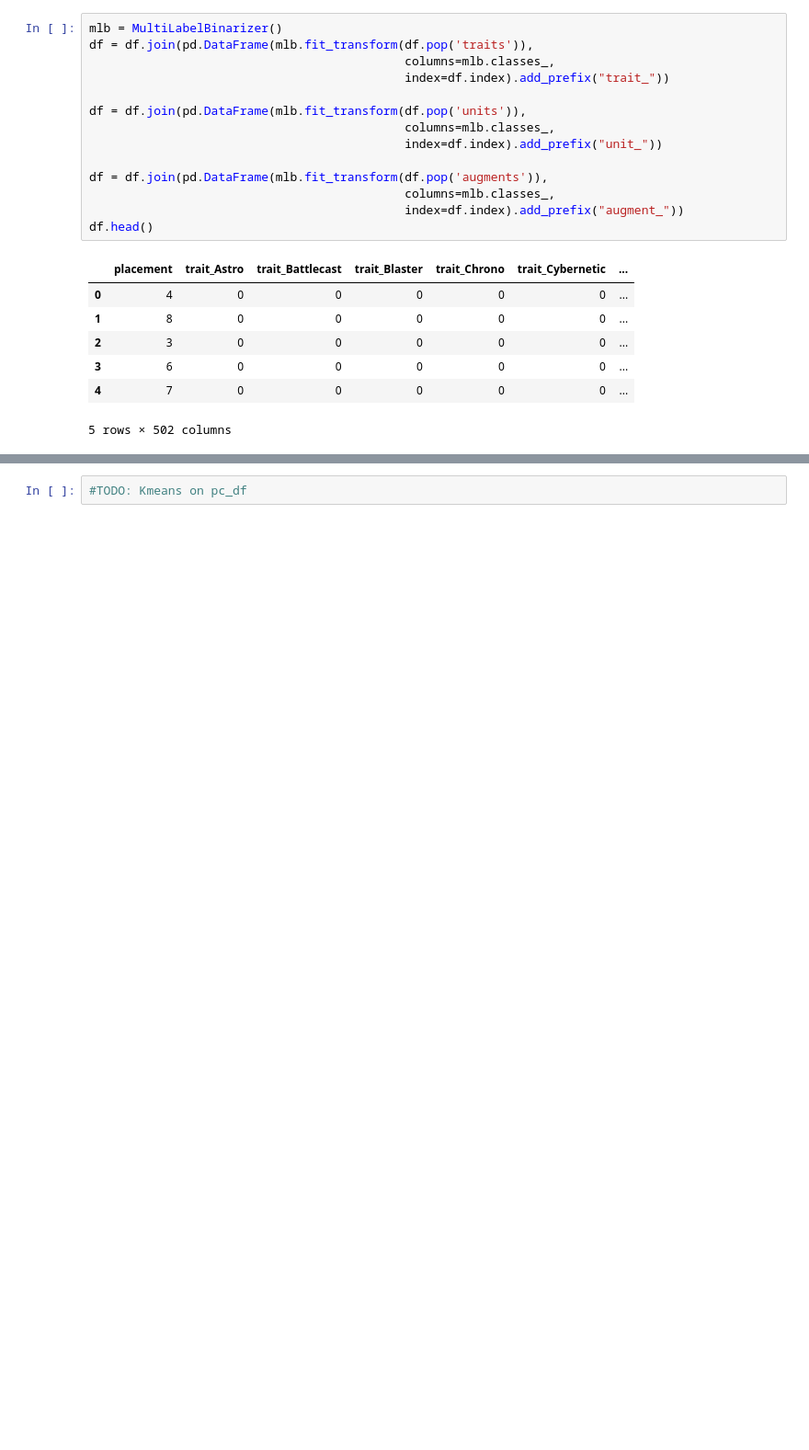
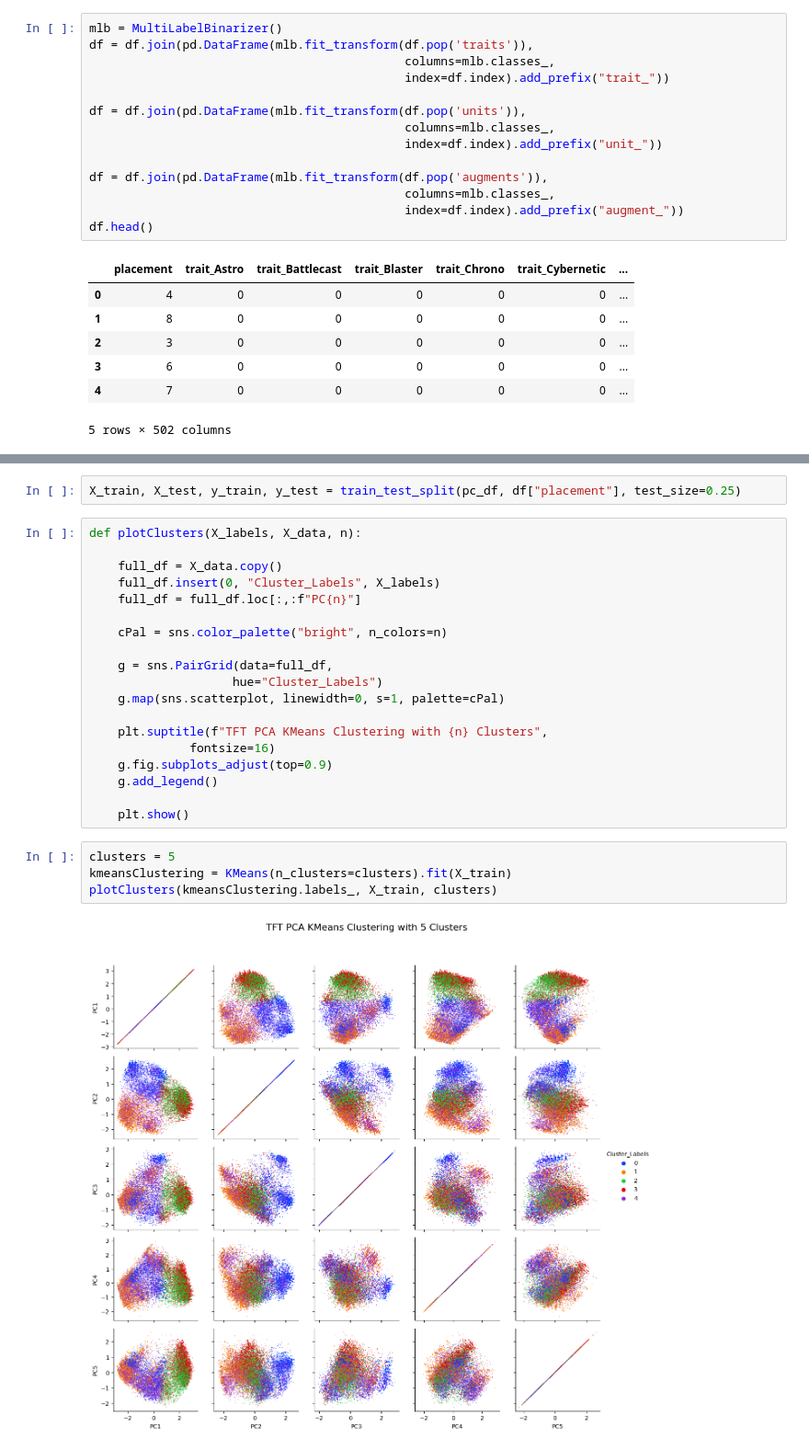
Before and after one commit to Oly-Green/TFTDataAnalysis, a Jupyter notebook: MLpipeline.ipynb, the cells around one changed output, grey strips where cells are left out. Shown at 92% size. Saved outputs shown, nothing was run; the diff lists cells and outputs as text; blank space fills up the shorter version.

Commit message:
added KMEans Clustering

```diff
--- a/MLpipeline.ipynb
+++ b/MLpipeline.ipynb
@@ -97,3 +99,28 @@ pc_df.head()
 5 rows × 61 columns
-# %%
-#TODO: Kmeans on pc_df
+# %%
+X_train, X_test, y_train, y_test = train_test_split(pc_df, df["placement"], test_size=0.25)
+# %%
+def plotClusters(X_labels, X_data, n):
+
+    full_df = X_data.copy()
+    full_df.insert(0, "Cluster_Labels", X_labels)
+    full_df = full_df.loc[:,:f"PC{n}"]
+
+    cPal = sns.color_palette("bright", n_colors=n)
+
+    g = sns.PairGrid(data=full_df,
+                    hue="Cluster_Labels")
+    g.map(sns.scatterplot, linewidth=0, s=1, palette=cPal)
+
+    plt.suptitle(f"TFT PCA KMeans Clustering with {n} Clusters",
+              fontsize=16)
+    g.fig.subplots_adjust(top=0.9)
+    g.add_legend()
+
+    plt.show()
+# %%
+clusters = 5
+kmeansClustering = KMeans(n_clusters=clusters).fit(X_train)
+plotClusters(kmeansClustering.labels_, X_train, clusters)
+# %% [output]
+[figure, added]
```
Also changed, not shown: parts of 3 cells of this notebook.
